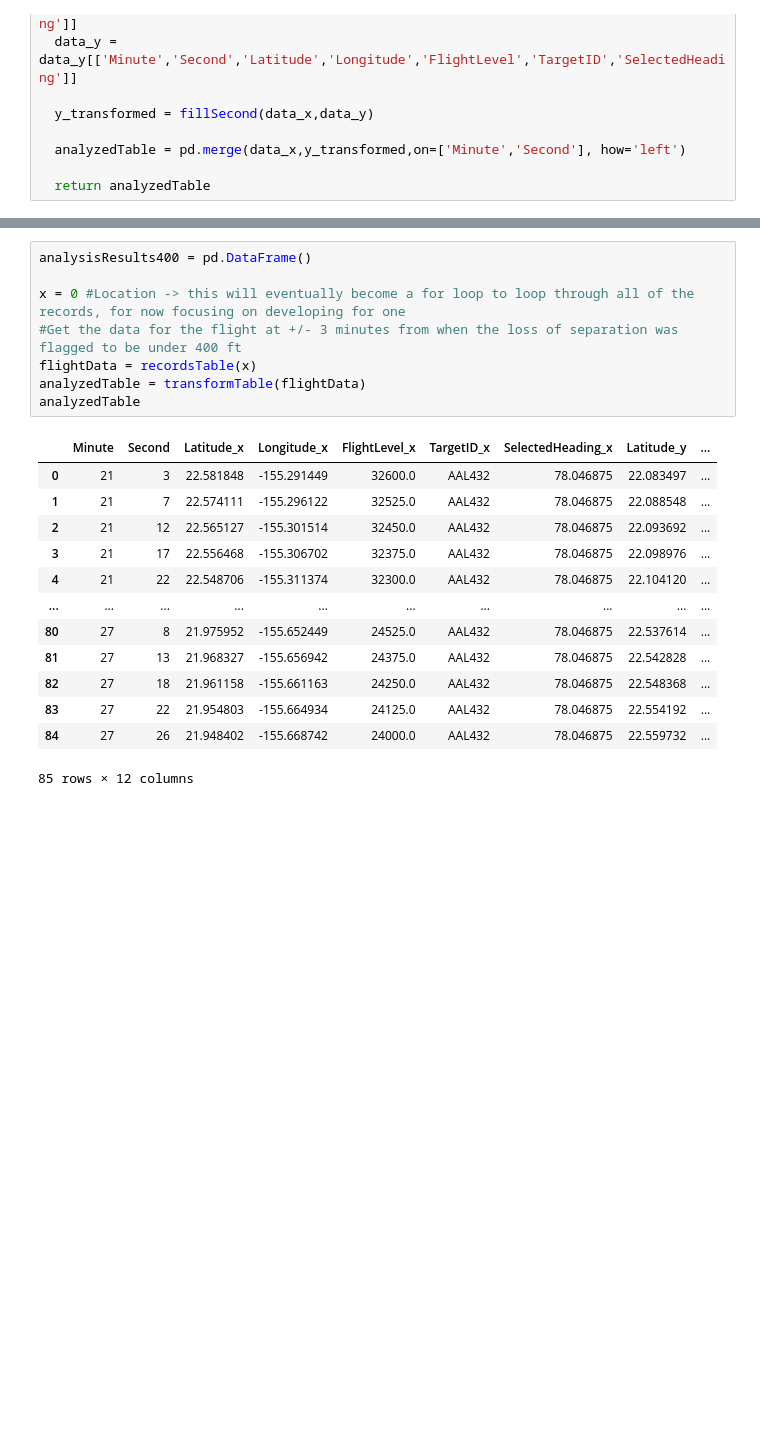
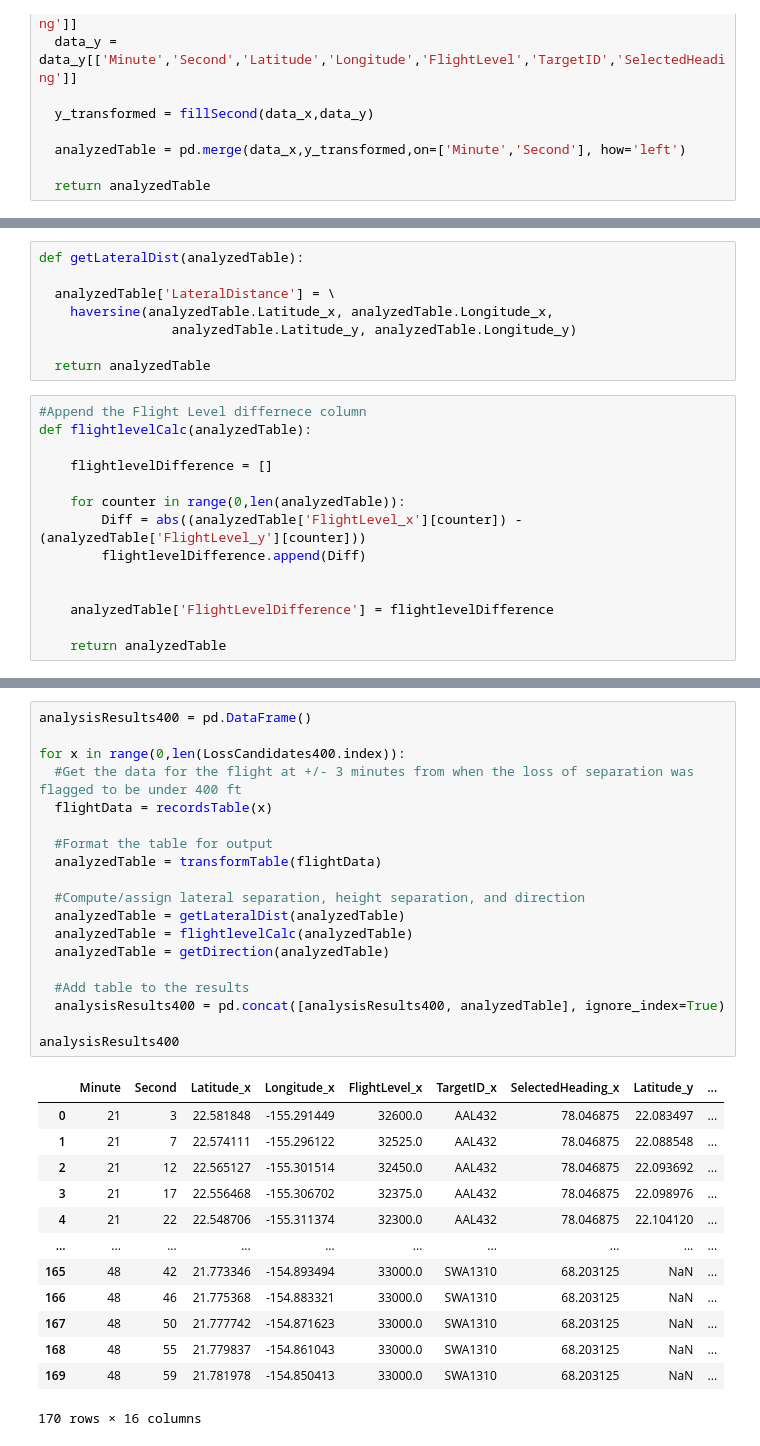
Before and after one commit to DAEN690-S22-OA/OceanicAirspaceProject, a Jupyter notebook: VerticalSep_V2.ipynb, the cells around one changed output, grey strips where cells are left out. Drawn from its saved outputs; the diff is of its cells as text; blank space fills up the shorter version.

Commit message:
Loop through all 400 separation entries

```diff
--- a/VerticalSep_V2.ipynb
+++ b/VerticalSep_V2.ipynb
@@ -465,0 +497,22 @@ def transformTable(flightData):
+# %%
+def getLateralDist(analyzedTable):
+
+  analyzedTable['LateralDistance'] = \
+    haversine(analyzedTable.Latitude_x, analyzedTable.Longitude_x,
+                 analyzedTable.Latitude_y, analyzedTable.Longitude_y)
+
+  return analyzedTable
+# %%
+#Append the Flight Level differnece column
+def flightlevelCalc(analyzedTable):
+
+    flightlevelDifference = []
+
+    for counter in range(0,len(analyzedTable)):
+        Diff = abs((analyzedTable['FlightLevel_x'][counter]) - (analyzedTable['FlightLevel_y'][counter]))
+        flightlevelDifference.append(Diff)
+
+
+    analyzedTable['FlightLevelDifference'] = flightlevelDifference
+
+    return analyzedTable
@@ -466,22 +546,33 @@ def transformTable(flightData):
 # %%
 analysisResults400 = pd.DataFrame()
 
-x = 0 #Location -> this will eventually become a for loop to loop through all of the records, for now focusing on developing for one
-#Get the data for the flight at +/- 3 minutes from when the loss of separation was flagged to be under 400 ft
-flightData = recordsTable(x)
-analyzedTable = transformTable(flightData)
-analyzedTable
+for x in range(0,len(LossCandidates400.index)):
+  #Get the data for the flight at +/- 3 minutes from when the loss of separation was flagged to be under 400 ft
+  flightData = recordsTable(x)
+
+  #Format the table for output
+  analyzedTable = transformTable(flightData)
+
+  #Compute/assign lateral separation, height separation, and direction
+  analyzedTable = getLateralDist(analyzedTable)
+  analyzedTable = flightlevelCalc(analyzedTable)
+  analyzedTable = getDirection(analyzedTable)
+
+  #Add table to the results
+  analysisResults400 = pd.concat([analysisResults400, analyzedTable], ignore_index=True)
+
+analysisResults400
 # %% [output]
 |  | Minute | Second | Latitude_x | Longitude_x | FlightLevel_x | TargetID_x | SelectedHeading_x | Latitude_y | ... |
 | 0 | 21 | 3 | 22.581848 | -155.291449 | 32600.0 | AAL432 | 78.046875 | 22.083497 | ... |
 | 1 | 21 | 7 | 22.574111 | -155.296122 | 32525.0 | AAL432 | 78.046875 | 22.088548 | ... |
 | 2 | 21 | 12 | 22.565127 | -155.301514 | 32450.0 | AAL432 | 78.046875 | 22.093692 | ... |
 | 3 | 21 | 17 | 22.556468 | -155.306702 | 32375.0 | AAL432 | 78.046875 | 22.098976 | ... |
 | 4 | 21 | 22 | 22.548706 | -155.311374 | 32300.0 | AAL432 | 78.046875 | 22.104120 | ... |
 | ... | ... | ... | ... | ... | ... | ... | ... | ... | ... |
-| 80 | 27 | 8 | 21.975952 | -155.652449 | 24525.0 | AAL432 | 78.046875 | 22.537614 | ... |
-| 81 | 27 | 13 | 21.968327 | -155.656942 | 24375.0 | AAL432 | 78.046875 | 22.542828 | ... |
-| 82 | 27 | 18 | 21.961158 | -155.661163 | 24250.0 | AAL432 | 78.046875 | 22.548368 | ... |
-| 83 | 27 | 22 | 21.954803 | -155.664934 | 24125.0 | AAL432 | 78.046875 | 22.554192 | ... |
-| 84 | 27 | 26 | 21.948402 | -155.668742 | 24000.0 | AAL432 | 78.046875 | 22.559732 | ... |
+| 165 | 48 | 42 | 21.773346 | -154.893494 | 33000.0 | SWA1310 | 68.203125 | NaN | ... |
+| 166 | 48 | 46 | 21.775368 | -154.883321 | 33000.0 | SWA1310 | 68.203125 | NaN | ... |
+| 167 | 48 | 50 | 21.777742 | -154.871623 | 33000.0 | SWA1310 | 68.203125 | NaN | ... |
+| 168 | 48 | 55 | 21.779837 | -154.861043 | 33000.0 | SWA1310 | 68.203125 | NaN | ... |
+| 169 | 48 | 59 | 21.781978 | -154.850413 | 33000.0 | SWA1310 | 68.203125 | NaN | ... |
-85 rows × 12 columns
+170 rows × 16 columns
```
Also changed, not shown: parts of 10 cells of this notebook.
